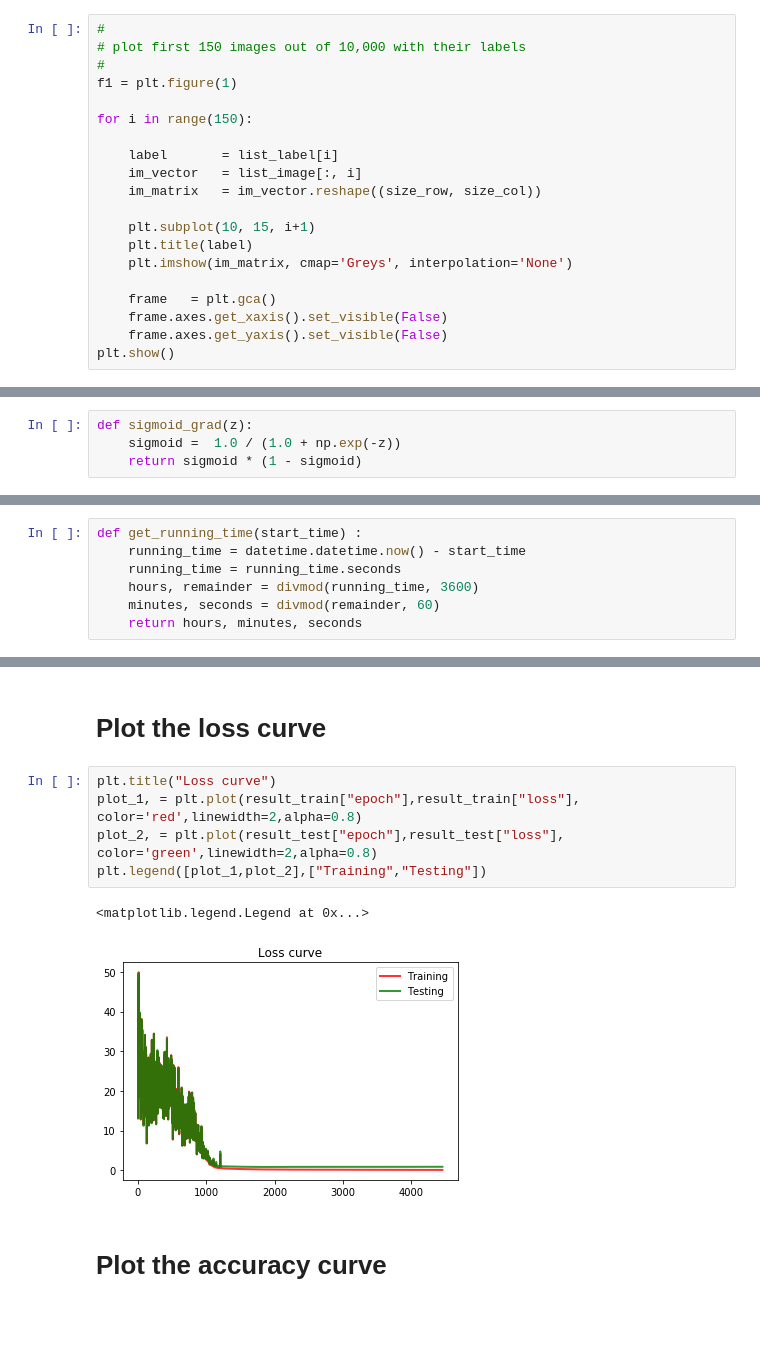
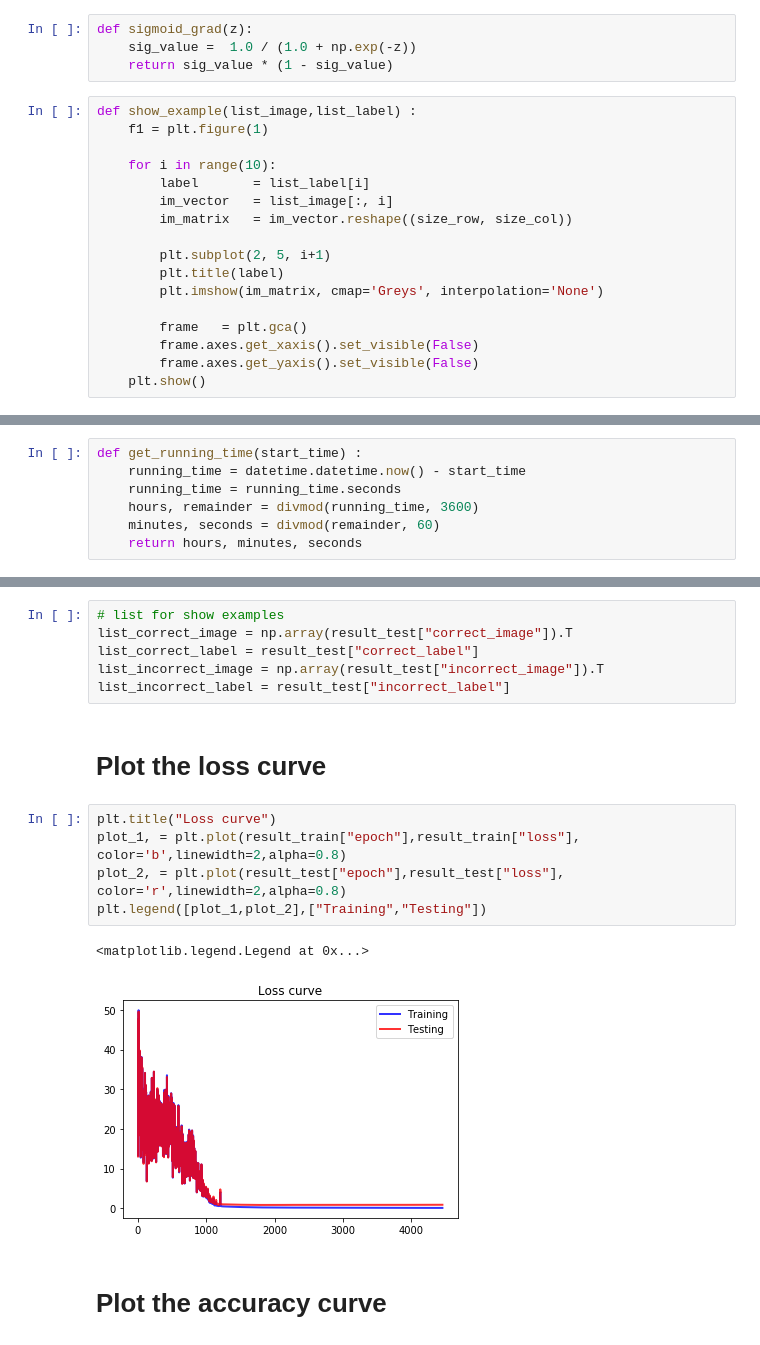
Before and after one commit to jesnk/20_1_ml_class, a Jupyter notebook: assignment/09/Multi-label classification using neural networks.ipynb, the cells around one changed output, grey strips where cells are left out. Saved outputs shown, nothing was run; the diff lists cells and outputs as text; blank space fills up the shorter version.

Commit message:
Final Result updated

```diff
--- a/assignment/09/Multi-label classification using neural networks.ipynb
+++ b/assignment/09/Multi-label classification using neural networks.ipynb
@@ -61,23 +61,24 @@ for line in data:
     list_image[:, count]    = im_vector
 
     count += 1
+# %%
+def sigmoid_grad(z):
+    sig_value =  1.0 / (1.0 + np.exp(-z))
+    return sig_value * (1 - sig_value)
 # %%
-#
-# plot first 150 images out of 10,000 with their labels
-#
-f1 = plt.figure(1)
+def show_example(list_image,list_label) :
+    f1 = plt.figure(1)
 
-for i in range(150):
+    for i in range(10):
+        label       = list_label[i]
+        im_vector   = list_image[:, i]
+        im_matrix   = im_vector.reshape((size_row, size_col))
 
-    label       = list_label[i]
-    im_vector   = list_image[:, i]
-    im_matrix   = im_vector.reshape((size_row, size_col))
+        plt.subplot(2, 5, i+1)
+        plt.title(label)
+        plt.imshow(im_matrix, cmap='Greys', interpolation='None')
 
-    plt.subplot(10, 15, i+1)
-    plt.title(label)
-    plt.imshow(im_matrix, cmap='Greys', interpolation='None')
-
-    frame   = plt.gca()
-    frame.axes.get_xaxis().set_visible(False)
-    frame.axes.get_yaxis().set_visible(False)
-plt.show()
+        frame   = plt.gca()
+        frame.axes.get_xaxis().set_visible(False)
+        frame.axes.get_yaxis().set_visible(False)
+    plt.show()
@@ -86,4 +84,0 @@ plt.show()
-# %%
-def sigmoid_grad(z):
-    sigmoid =  1.0 / (1.0 + np.exp(-z))
-    return sigmoid * (1 - sigmoid)
@@ -320,16 +294,22 @@ Train Acc : 0.993, Loss : 0.05361054 | epoch : 4400, time : 00:09:18
 Test  Acc : 0.899, Loss : 0.84734332
 Loss is converged. epoch 4456
 Training Process Ended
+# %%
+# list for show examples
+list_correct_image = np.array(result_test["correct_image"]).T
+list_correct_label = result_test["correct_label"]
+list_incorrect_image = np.array(result_test["incorrect_image"]).T
+list_incorrect_label = result_test["incorrect_label"]
 # %% [markdown]
 # Plot the loss curve
 # %%
 plt.title("Loss curve")
-plot_1, = plt.plot(result_train["epoch"],result_train["loss"], color='red',linewidth=2,alpha=0.8)
-plot_2, = plt.plot(result_test["epoch"],result_test["loss"], color='green',linewidth=2,alpha=0.8)
+plot_1, = plt.plot(result_train["epoch"],result_train["loss"], color='b',linewidth=2,alpha=0.8)
+plot_2, = plt.plot(result_test["epoch"],result_test["loss"], color='r',linewidth=2,alpha=0.8)
 plt.legend([plot_1,plot_2],["Training","Testing"])
 # %% [output]
 <matplotlib.legend.Legend at 0x...>
-[figure, old version]
+[figure, new version]
 # %% [markdown]
 # Plot the accuracy curve
 # %%
```
Also changed, not shown: parts of 13 cells of this notebook.
